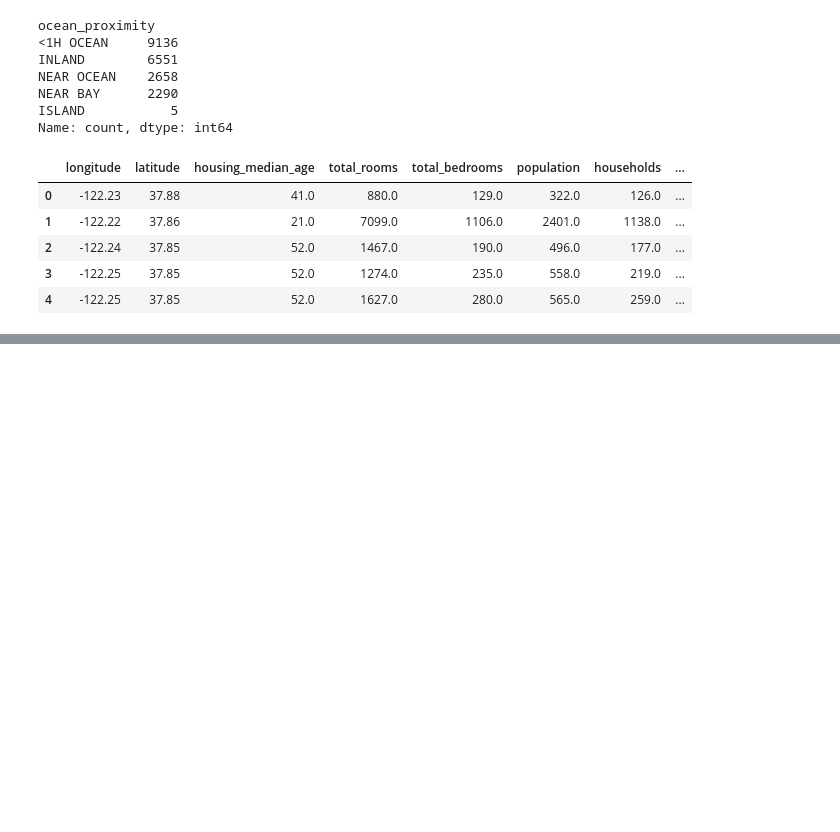
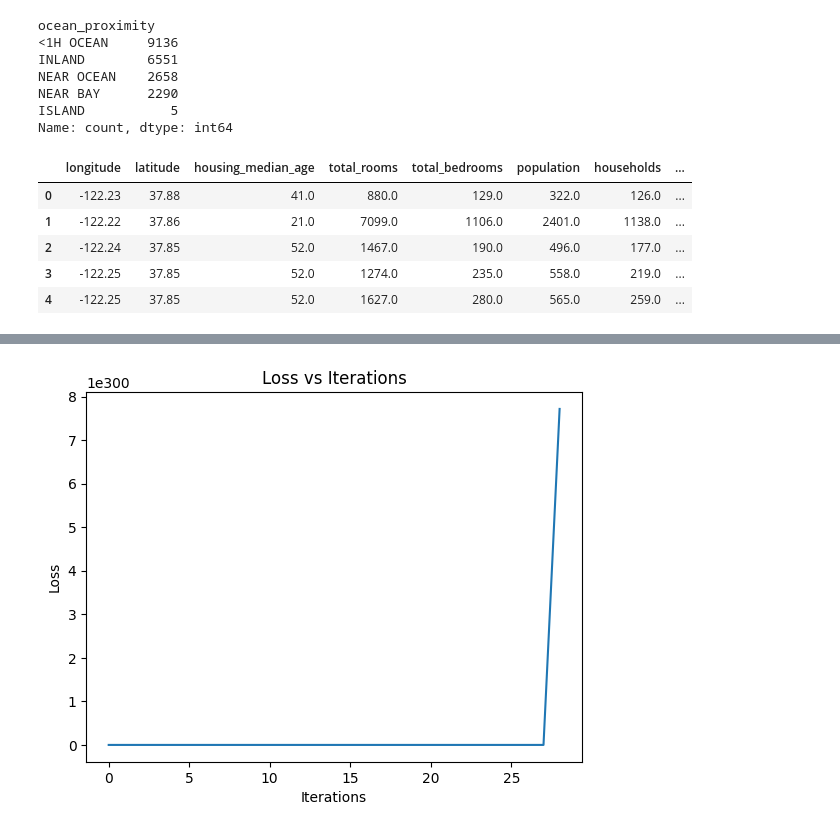
Before and after one commit to guptaksht10/CS303-LAB_ML, a Jupyter notebook: Experiment_2-LR/AkshatGupta038_LinearRegression.ipynb, the cells around one changed output, grey strips where cells are left out. Saved outputs shown, nothing was run; the diff lists cells and outputs as text; code cells hidden in the pictures; blank space fills up the shorter version.

```diff
--- a/Experiment_2-LR/AkshatGupta038_LinearRegression.ipynb
+++ b/Experiment_2-LR/AkshatGupta038_LinearRegression.ipynb
@@ -77,0 +84,2 @@ x_data = df.drop(columns=['median_house_value']).values  # numpy 2D array
+# %%
+x_data = np.c_[np.ones((x_data.shape[0], 1)), x_data]
@@ -177,0 +216,13 @@ plt.show()
+# %%
+x_train, x_test, y_train, y_test = train_test_split(x_data,y_data,train_size=0.8)
+x_train = np.c_[np.ones((x_train.shape[0], 1)), x_train]
+x_test = np.c_[np.ones((x_test.shape[0], 1)), x_test]
+# %%
+w, loss_e = gradientDescent(x_train, y_train, 0.01, 500)
+plt.plot(np.arange(len(loss_e)), loss_e)
+plt.xlabel('Iterations')
+plt.ylabel('Loss')
+plt.title('Loss vs Iterations')
+plt.savefig('./Images/UnscaledFeatures1')
+# %% [output]
+[figure, added]
```
Also changed, not shown: parts of 47 cells of this notebook, 7 other files.
